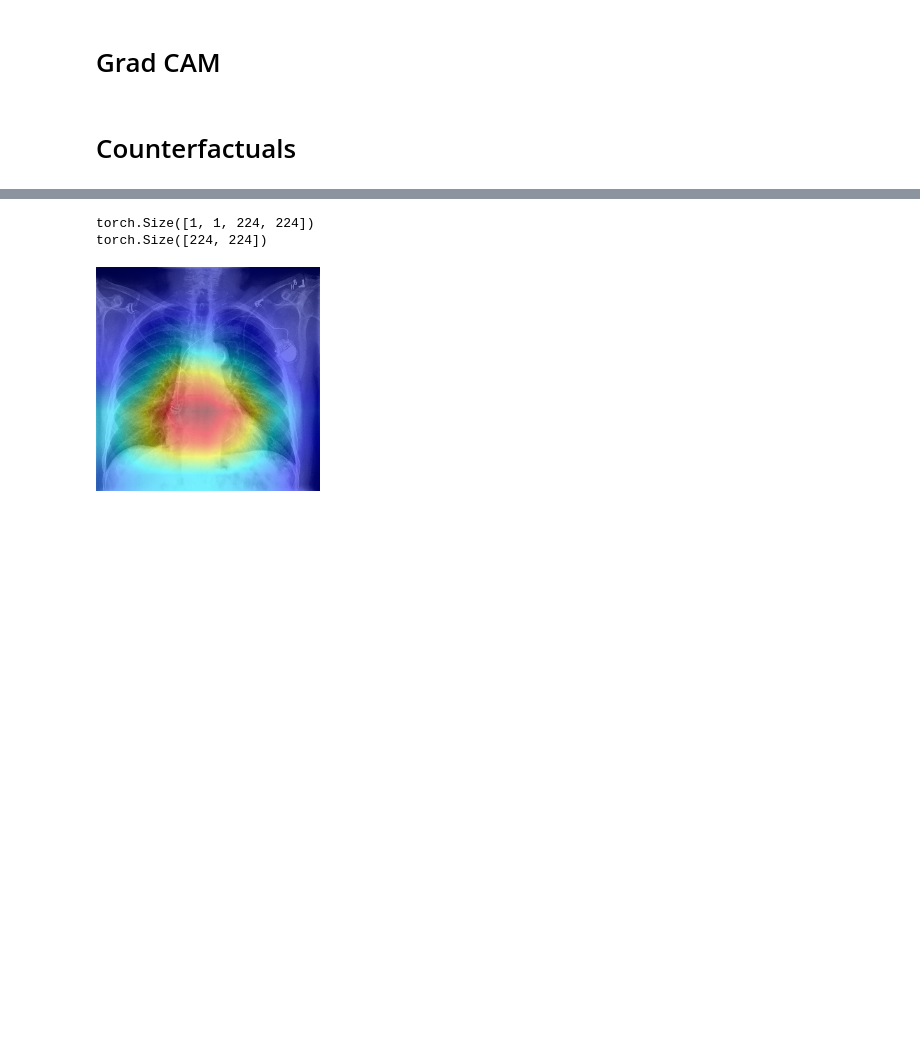
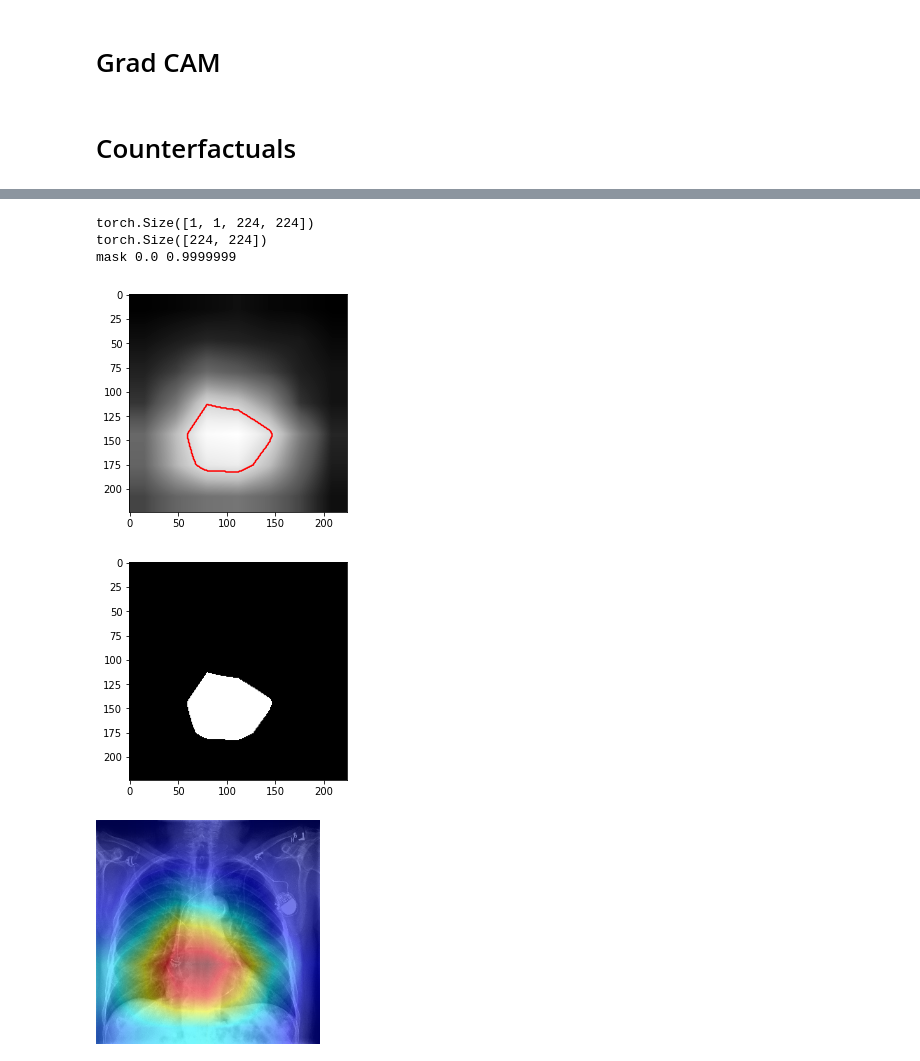
Before and after one commit to florianjuengermann/local-counterfactuals, a Jupyter notebook: XRV_Autoencoder.ipynb, the cells around one changed output, grey strips where cells are left out. Drawn from its saved outputs; the diff is of its cells as text; code cells hidden in the pictures; blank space fills up the shorter version.

```diff
--- a/XRV_Autoencoder.ipynb
+++ b/XRV_Autoencoder.ipynb
@@ -50,18 +50,34 @@ def load_img(path):
     #label = np.array(self.targets[idx]).reshape(-1).astype(np.float32)
     return image#, label
 
+def img_bw_to_classifier(img):
+    # img is of shape (224, 224) with values in [0, 1]
+    # output is
+    assert img.shape == (224, 224)
+    # make 3 channels, shape (224, 224, 3)
+    img = torch.stack([img, img, img], axis=2)
+    __mean__ = torch.tensor([[[0.485, 0.456, 0.406]]])
+    __std__ =  torch.tensor([[[0.229, 0.224, 0.225]]])
+    img = (img-__mean__)/__std__
+    # transpose to (3, 224, 224)
+    img = img.permute(2, 0, 1).float()
+    return img
+
 def xrv_img_to_classifier(img):
     # img is of shape (224, 224) with values in [-1024, 1024]
+    """
     if not isinstance(img, np.ndarray):
         img = img.detach()
     with NamedTemporaryFile(suffix=".png") as f:
         plt.imsave(f.name, img, cmap="Greys_r")
         img = load_img(f.name)
     return torch.tensor(img)
+    """
+    return img_bw_to_classifier(img)
 
 def xrv_img_to_classifier_batch0(img):
     # img is of shape (0, 1, 224, 224) with values in [-1024, 1024]
-    # returns (0, 3, 224, 224)
+    # returns (1, 3, 224, 224)
     cf_img = xrv_img_to_classifier(img[0, 0])
     cf_img = cf_img[None]
     return cf_img
@@ -338,24 +400,41 @@ KeyboardInterrupt:
 # %%
 
 def show_saliency(img, mask):
     print(img.shape)
     # rgb_img = X[index, :, :, :]
     rgb_img = xrv_img_to_classifier(img)
     rgb_img = rgb_img.permute(1, 2, 0)
     rgb_img = rgb_img.cpu().detach().numpy()
     rgb_img = (rgb_img - np.min(rgb_img)) / (np.max(rgb_img) - np.min(rgb_img))
     visualization = show_cam_on_image(img = rgb_img, mask = mask, use_rgb=True)
     #print(rgb_img.shape)
 
 
 
     return visualization
 
-print(xrv_img.shape)
-mask = get_saliency(xrv_img)
-vis = show_saliency(xrv_img[0, 0], mask)
+print(input_img.shape)
+mask = get_saliency(input_img)
+threshold = 0.75
+mask_th = mask > threshold
+
+# visualize contour level
+plt.contour(mask_th, levels=[0.5], colors='r')
+
+
+
+vis = show_saliency(input_img[0, 0], mask)
+print("mask", mask.min(), mask.max())
+
+
+
+plt.imshow(mask, cmap='Greys_r'); plt.show();
+plt.imshow(mask_th, cmap='Greys_r'); plt.show();
 Image.fromarray(vis, 'RGB')
 # %% [output]
 torch.Size([1, 1, 224, 224])
 torch.Size([224, 224])
+mask 0.0 0.9999999
-[figure, old version]
+[figure, new version]
+[figure, added]
+[figure, added]
```
Also changed, not shown: parts of 4 cells of this notebook.
